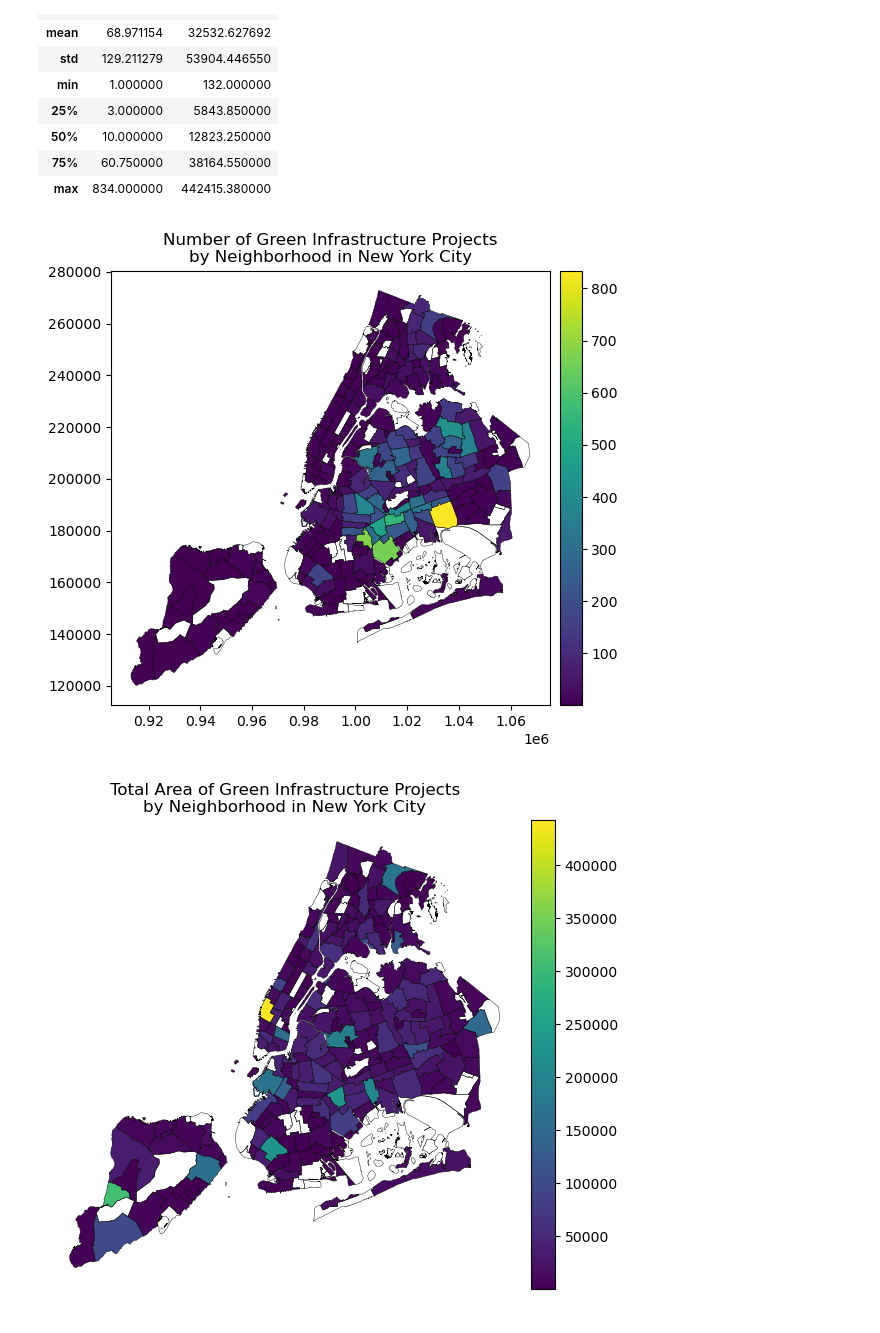
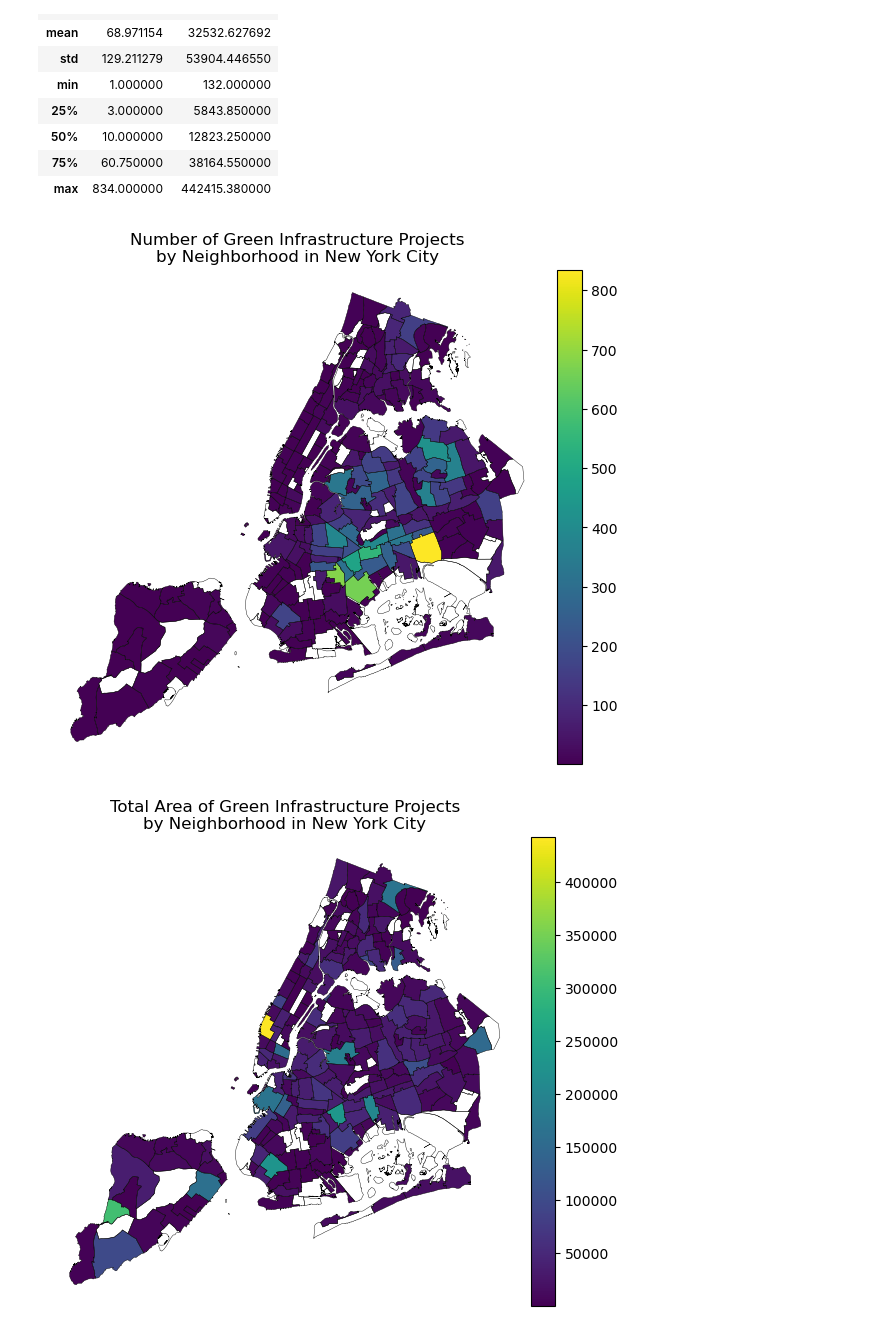
Before and after one commit to mebauer/duckdb-python-basics, a Jupyter notebook: data-analysis.ipynb, the cells around one changed output. Saved outputs shown, nothing was run; the diff lists cells and outputs as text; code cells hidden in the pictures.

```diff
--- a/data-analysis.ipynb
+++ b/data-analysis.ipynb
@@ -518,30 +645,31 @@ nta_merged[['count', 'total_asset_area']].describe()
 # %%
 fig, ax = plt.subplots(figsize=(6, 6))
 
 divider = make_axes_locatable(ax)
 cax = divider.append_axes("right", size="5%", pad=0.1)
 cmap = plt.cm.viridis
 
 nta_merged.plot(
     column='count',
     legend=True,
     cmap=cmap,
     cax=cax,
     ax=ax,
 )
 
 nta_gdf.plot(
     ax=ax,
     zorder=1,
     facecolor='None',
     linewidth=.3
 )
 
-ax.set_title('Number of Green Infrastructure Projects\nby Neighborhood in New York City')
-# ax.axis('off')
+ax.set_title('Number of Green Infrastructure Projects\n\
+by Neighborhood in New York City')
+ax.axis('off')
 plt.tight_layout()
 # %% [output]
-[figure, old version]
+[figure, new version]
 # %%
 fig, ax = plt.subplots(figsize=(6, 6))
 
```
Also changed, not shown: parts of 31 cells of this notebook, 1 other file.
